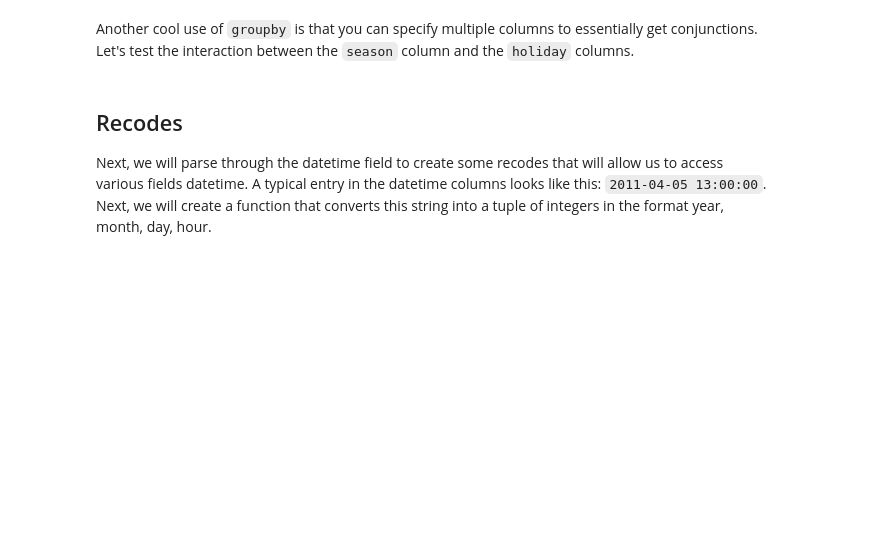
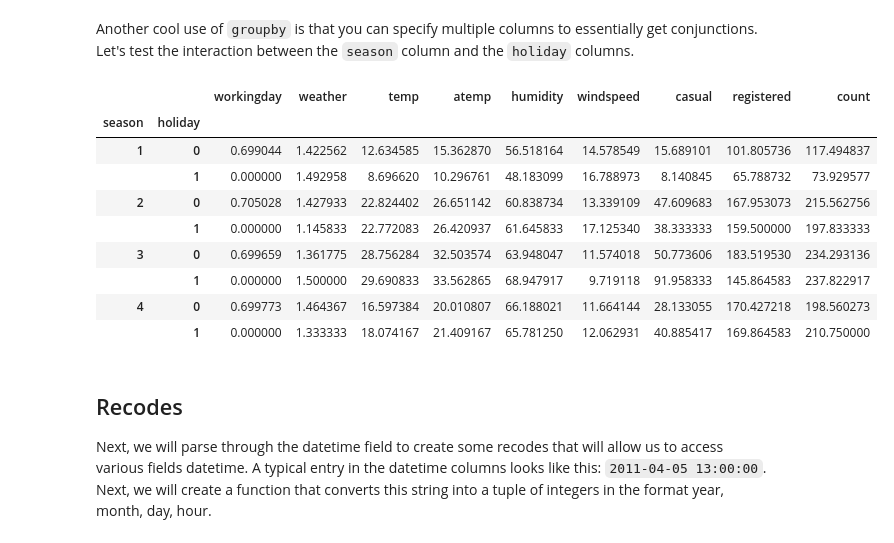
Before and after one commit to paulruvolo/DataScience16, a Jupyter notebook: inclass/day02/Bikeshare Basic Explorations.ipynb, the cells around one changed output. Drawn from its saved outputs; the diff is of its cells as text; code cells hidden in the pictures; blank space fills up the shorter version.

```diff
--- a/inclass/day02/Bikeshare Basic Explorations.ipynb
+++ b/inclass/day02/Bikeshare Basic Explorations.ipynb
@@ -53,5 +155,18 @@ Next, we'll use the `groupby` operation to do this in an even more convenient fa
 # %% [markdown]
 Another cool use of `groupby` is that you can specify multiple columns to essentially get conjunctions.  Let's test the interaction between the `season` column and the `holiday` columns.
+# %%
+data.groupby(['season', 'holiday']).mean()
+# %% [output]
+|  |  | workingday | weather | temp | atemp | humidity | windspeed | casual | registered | count |
+| season | holiday |  |  |  |  |  |  |  |  |  |
+| 1 | 0 | 0.699044 | 1.422562 | 12.634585 | 15.362870 | 56.518164 | 14.578549 | 15.689101 | 101.805736 | 117.494837 |
+|  | 1 | 0.000000 | 1.492958 | 8.696620 | 10.296761 | 48.183099 | 16.788973 | 8.140845 | 65.788732 | 73.929577 |
+| 2 | 0 | 0.705028 | 1.427933 | 22.824402 | 26.651142 | 60.838734 | 13.339109 | 47.609683 | 167.953073 | 215.562756 |
+|  | 1 | 0.000000 | 1.145833 | 22.772083 | 26.420937 | 61.645833 | 17.125340 | 38.333333 | 159.500000 | 197.833333 |
+| 3 | 0 | 0.699659 | 1.361775 | 28.756284 | 32.503574 | 63.948047 | 11.574018 | 50.773606 | 183.519530 | 234.293136 |
+|  | 1 | 0.000000 | 1.500000 | 29.690833 | 33.562865 | 68.947917 | 9.719118 | 91.958333 | 145.864583 | 237.822917 |
+| 4 | 0 | 0.699773 | 1.464367 | 16.597384 | 20.010807 | 66.188021 | 11.664144 | 28.133055 | 170.427218 | 198.560273 |
+|  | 1 | 0.000000 | 1.333333 | 18.074167 | 21.409167 | 65.781250 | 12.062931 | 40.885417 | 169.864583 | 210.750000 |
 # %% [markdown]
 ## Recodes
 
```
Also changed, not shown: parts of 10 cells of this notebook.
